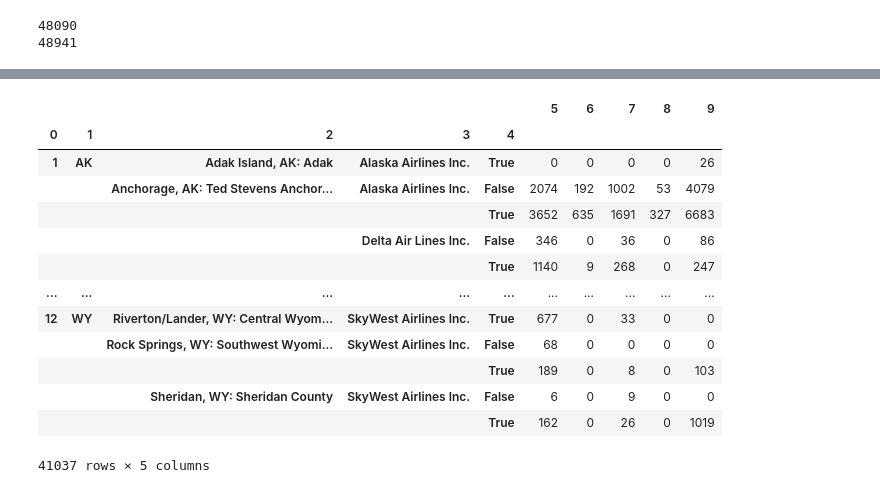
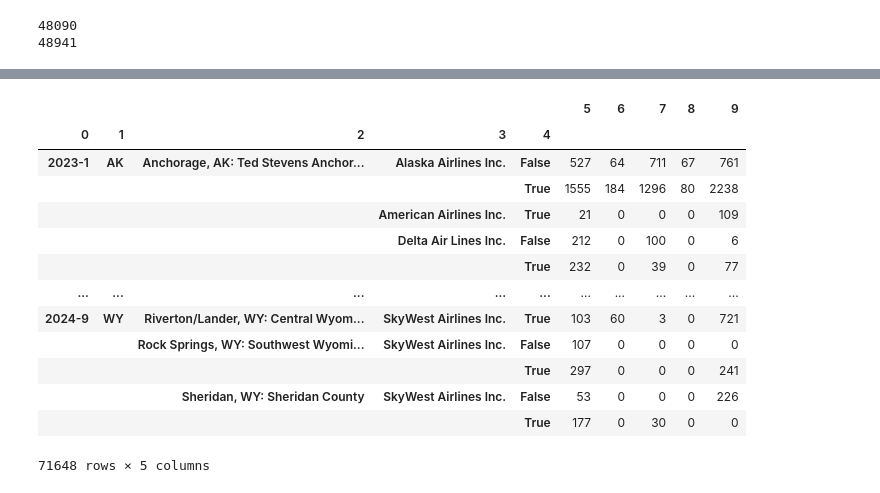
Before and after one commit to ykamoji/airport-delay-analysis, a Jupyter notebook: analyse.ipynb, the cells around one changed output, grey strips where cells are left out. Saved outputs shown, nothing was run; the diff lists cells and outputs as text; code cells hidden in the pictures.

```diff
--- a/analyse.ipynb
+++ b/analyse.ipynb
@@ -196,0 +200,3 @@ df['IS_WEEKDAY'] = pd.to_datetime(df['DATE']).dt.weekday < 5
+# %%
+df['congestion'] = (df['TAXI_OUT'] + df['TAXI_IN']) / df['CRS_ELAPSED_TIME']
+df['congestion'].describe()
@@ -196,0 +213,3 @@ df['IS_WEEKDAY'] = pd.to_datetime(df['DATE']).dt.weekday < 5
+# %%
+df['time_deviation'] = (df['ACTUAL_ELAPSED_TIME'] - df['CRS_ELAPSED_TIME'])/df['AIR_TIME']
+df['time_deviation'].describe()
@@ -196,0 +226,5 @@ df['IS_WEEKDAY'] = pd.to_datetime(df['DATE']).dt.weekday < 5
+# %%
+df['crs_speed'] = df['DISTANCE']  / df['CRS_ELAPSED_TIME']
+df['actual_speed'] = df['DISTANCE'] / df['ACTUAL_ELAPSED_TIME']
+df['speed_deviation'] = (df['actual_speed'] - df['crs_speed']) / df['crs_speed']
+df['speed_deviation'].describe()
@@ -196,0 +241,5 @@ df['IS_WEEKDAY'] = pd.to_datetime(df['DATE']).dt.weekday < 5
+# %%
+df['dep_delay_m'] = df['DEP_DELAY_NEW']
+df.loc[df['dep_delay_m'] == 0, 'dep_delay_m'] = df['ACTUAL_ELAPSED_TIME'] - df['CRS_ELAPSED_TIME']
+df['recovery_efficiency'] = (df['ACTUAL_ELAPSED_TIME'] - df['CRS_ELAPSED_TIME']) / df['dep_delay_m']
+df['recovery_efficiency'].describe()
@@ -231,21 +341,21 @@ df[(df['ORIGIN_STATE_ABR'] == 'AK') & (df['ORIGIN_AIRPORT_NAME'] == 'Anchorage,
 # %%
-condensed_dest_df = df[['MONTH', 'DEST_STATE_ABR','DEST_AIRPORT_NAME','AIRLINE_NAME', 'IS_WEEKDAY']+DELAYS]
+condensed_dest_df = df[['YR-MN', 'DEST_STATE_ABR','DEST_AIRPORT_NAME','AIRLINE_NAME', 'IS_WEEKDAY']+DELAYS]
 condensed_dest_df.columns = list(map(str, range(10)))
 condensed_dest_df = condensed_dest_df.groupby(list(map(str, range(5))))[list(map(str, range(5, 10)))].agg(['sum'])
 condensed_dest_df.columns = condensed_dest_df.columns.get_level_values(0)
 condensed_dest_df
 # %% [output]
 |  |  |  |  |  | 5 | 6 | 7 | 8 | 9 |
 | 0 | 1 | 2 | 3 | 4 |  |  |  |  |  |
-| 1 | AK | Adak Island, AK: Adak | Alaska Airlines Inc. | True | 0 | 0 | 0 | 0 | 26 |
-|  |  | Anchorage, AK: Ted Stevens Anchor... | Alaska Airlines Inc. | False | 2074 | 192 | 1002 | 53 | 4079 |
-|  |  |  |  | True | 3652 | 635 | 1691 | 327 | 6683 |
-|  |  |  | Delta Air Lines Inc. | False | 346 | 0 | 36 | 0 | 86 |
-|  |  |  |  | True | 1140 | 9 | 268 | 0 | 247 |
+| 2023-1 | AK | Anchorage, AK: Ted Stevens Anchor... | Alaska Airlines Inc. | False | 527 | 64 | 711 | 67 | 761 |
+|  |  |  |  | True | 1555 | 184 | 1296 | 80 | 2238 |
+|  |  |  | American Airlines Inc. | True | 21 | 0 | 0 | 0 | 109 |
+|  |  |  | Delta Air Lines Inc. | False | 212 | 0 | 100 | 0 | 6 |
+|  |  |  |  | True | 232 | 0 | 39 | 0 | 77 |
 | ... | ... | ... | ... | ... | ... | ... | ... | ... | ... |
-| 12 | WY | Riverton/Lander, WY: Central Wyom... | SkyWest Airlines Inc. | True | 677 | 0 | 33 | 0 | 0 |
-|  |  | Rock Springs, WY: Southwest Wyomi... | SkyWest Airlines Inc. | False | 68 | 0 | 0 | 0 | 0 |
-|  |  |  |  | True | 189 | 0 | 8 | 0 | 103 |
-|  |  | Sheridan, WY: Sheridan County | SkyWest Airlines Inc. | False | 6 | 0 | 9 | 0 | 0 |
-|  |  |  |  | True | 162 | 0 | 26 | 0 | 1019 |
+| 2024-9 | WY | Riverton/Lander, WY: Central Wyom... | SkyWest Airlines Inc. | True | 103 | 60 | 3 | 0 | 721 |
+|  |  | Rock Springs, WY: Southwest Wyomi... | SkyWest Airlines Inc. | False | 107 | 0 | 0 | 0 | 0 |
+|  |  |  |  | True | 297 | 0 | 0 | 0 | 241 |
+|  |  | Sheridan, WY: Sheridan County | SkyWest Airlines Inc. | False | 53 | 0 | 0 | 0 | 226 |
+|  |  |  |  | True | 177 | 0 | 30 | 0 | 0 |
-41037 rows × 5 columns
+71648 rows × 5 columns
```
Also changed, not shown: parts of 22 cells of this notebook, 1 other file.
